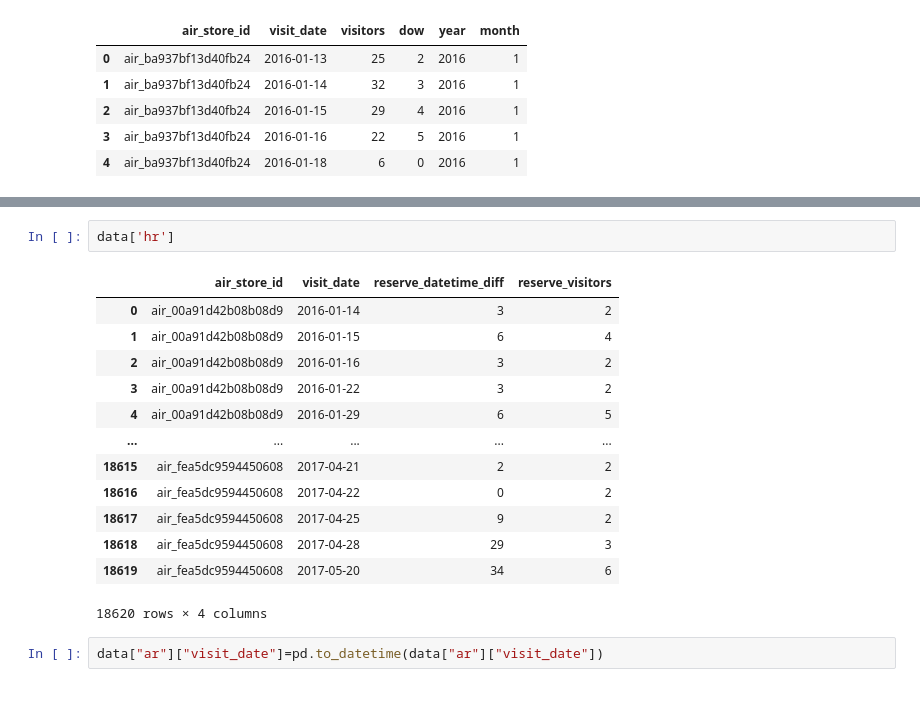
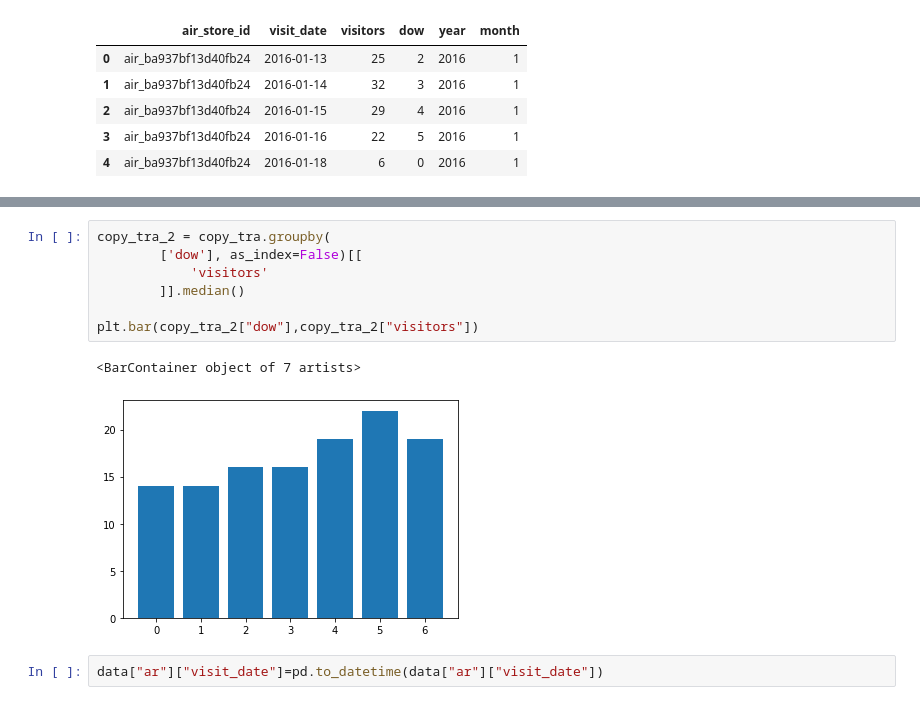
Before and after one commit to minji2744/AIFFEL, a Jupyter notebook: Hackerton/1st/AIFFEL_Hackerton_1st.ipynb, the cells around one changed output, grey strips where cells are left out. Saved outputs shown, nothing was run; the diff lists cells and outputs as text.

```diff
--- a/Hackerton/1st/AIFFEL_Hackerton_1st.ipynb
+++ b/Hackerton/1st/AIFFEL_Hackerton_1st.ipynb
@@ -126,22 +149,16 @@ sns.histplot(
 # %% [output]
 <matplotlib.axes._subplots.AxesSubplot at 0x...>
 [figure]
-# %%
-data['hr']
-# %% [output]
-|  | air_store_id | visit_date | reserve_datetime_diff | reserve_visitors |
-| 0 | air_00a91d42b08b08d9 | 2016-01-14 | 3 | 2 |
-| 1 | air_00a91d42b08b08d9 | 2016-01-15 | 6 | 4 |
-| 2 | air_00a91d42b08b08d9 | 2016-01-16 | 3 | 2 |
-| 3 | air_00a91d42b08b08d9 | 2016-01-22 | 3 | 2 |
-| 4 | air_00a91d42b08b08d9 | 2016-01-29 | 6 | 5 |
-| ... | ... | ... | ... | ... |
-| 18615 | air_fea5dc9594450608 | 2017-04-21 | 2 | 2 |
-| 18616 | air_fea5dc9594450608 | 2017-04-22 | 0 | 2 |
-| 18617 | air_fea5dc9594450608 | 2017-04-25 | 9 | 2 |
-| 18618 | air_fea5dc9594450608 | 2017-04-28 | 29 | 3 |
-| 18619 | air_fea5dc9594450608 | 2017-05-20 | 34 | 6 |
-18620 rows × 4 columns
+# %%
+copy_tra_2 = copy_tra.groupby(
+        ['dow'], as_index=False)[[
+            'visitors'
+        ]].median()
+
+plt.bar(copy_tra_2["dow"],copy_tra_2["visitors"])
+# %% [output]
+<BarContainer object of 7 artists>
+[figure, added]
 # %%
 data["ar"]["visit_date"]=pd.to_datetime(data["ar"]["visit_date"])
 # %%
```
Also changed, not shown: parts of 13 cells of this notebook.
